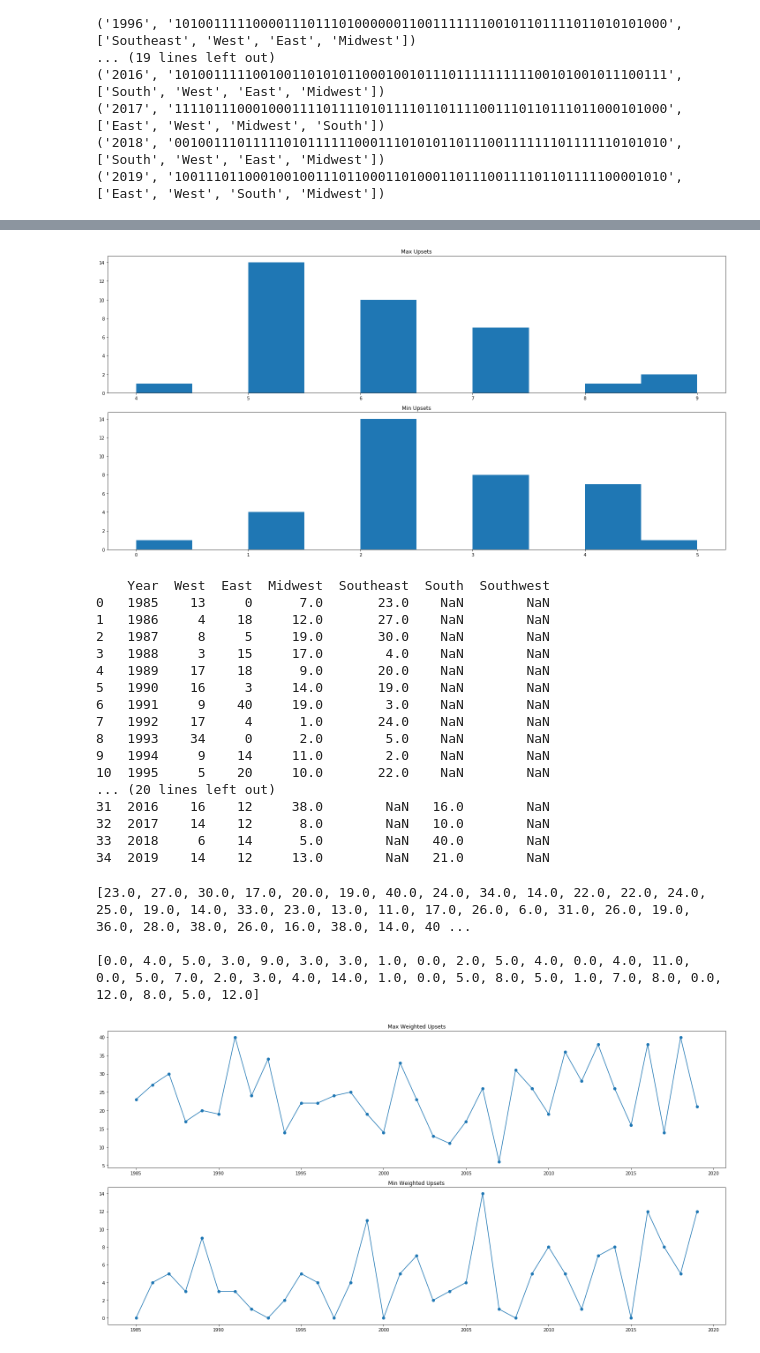
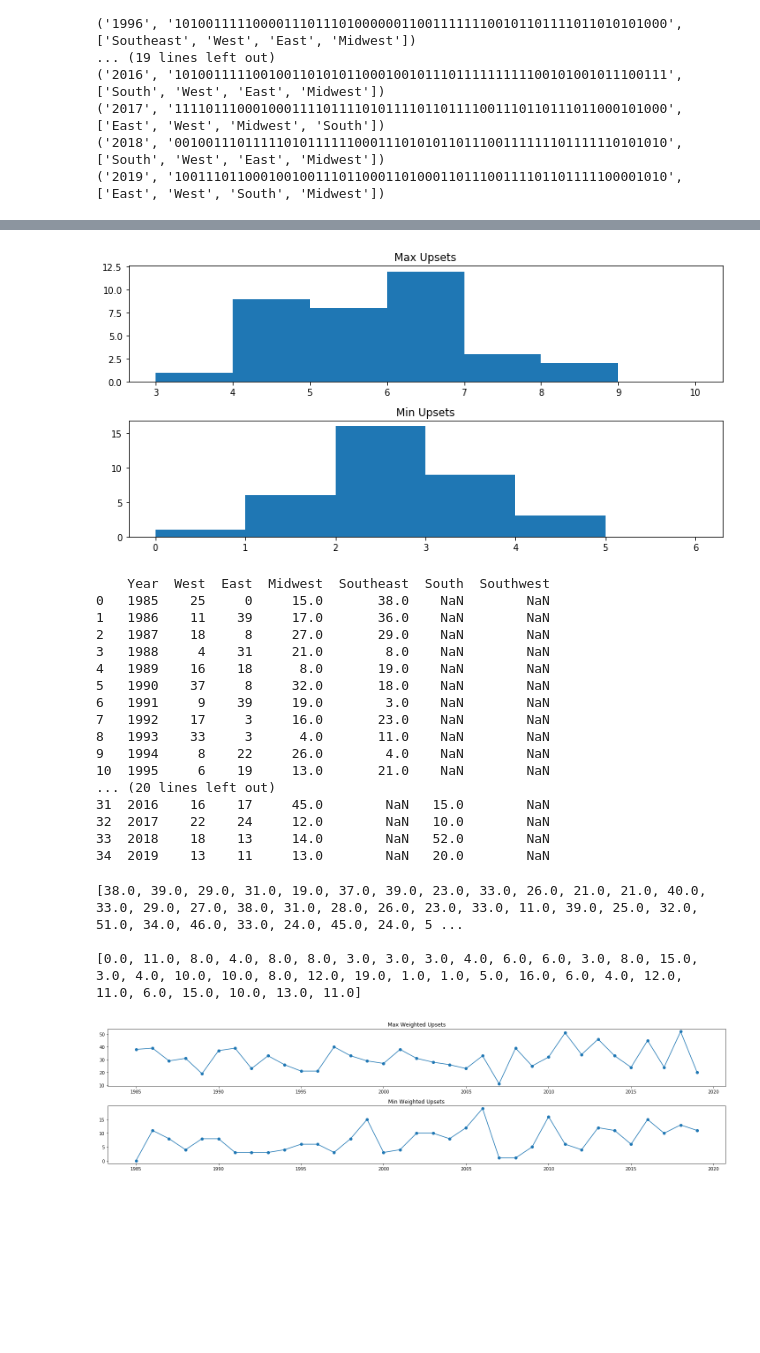
Before and after one commit to ian-ludden/power-model-ncaa, a Jupyter notebook: utils/UpsetGraphs.ipynb, the cells around one changed output, grey strips where cells are left out. Drawn from its saved outputs; the diff is of its cells as text; code cells hidden in the pictures; blank space fills up the shorter version.

Commit message:
Formatted plots and histograms

```diff
--- a/utils/UpsetGraphs.ipynb
+++ b/utils/UpsetGraphs.ipynb
@@ -63,7 +64,7 @@ def upsetsCalc(year, strVector, regions):
             tupl = pairs[j]
             seedOne = tupl[0]
             seedTwo = tupl[1]
-            if (secondRoundRegion[j] == max(seedOne, seedTwo)):
+            if (secondRoundRegion[j] == max(seedOne, seedTwo) and (seedOne != 8 and seedTwo != 9)):
                 numUpsetsForRegion += 1
 
         #upsetsList[i] += numUpsetsForRegion
@@ -229,5 +230,6 @@ axs[1].plot(years, bestRegions)
 axs[1].set_title("Min Upsets")
 
 fig.tight_layout()
+rcParams['figure.figsize'] = [20, 5]
 plt.show()
 # %% [output]
@@ -235,15 +237,16 @@ plt.show()
 # %%
 fig, axs = plt.subplots(2)
 
-axs[0].hist(worstRegions)
+axs[0].hist(worstRegions, [3,4,5,6,7,8,9,10], (3,10))
 axs[0].set_title("Max Upsets")
-axs[1].hist(bestRegions)
+axs[1].hist(bestRegions, [0,1,2,3,4,5,6], (1,6))
 axs[1].set_title("Min Upsets")
 
 fig.tight_layout()
+rcParams['figure.figsize'] = [20, 5]
 plt.show()
 # %% [output]
-[figure, old version]
+[figure, new version]
 # %%
 def upsetsWeightedCalc(year, strVector, regions):
     vector = bm.stringToVector(strVector)
@@ -303,7 +306,7 @@ def upsetsWeightedCalc(year, strVector, regions):
             tupl = pairs[j]
             seedOne = tupl[0]
             seedTwo = tupl[1]
-            if (secondRoundRegion[j] == max(seedOne, seedTwo)):
+            if (secondRoundRegion[j] == max(seedOne, seedTwo) and (seedOne != 8 and seedTwo != 9)):
                 numUpsetsForRegion += secondRoundRegion[j] - min(seedOne, seedTwo)
 
         #upsetsList[i] += numUpsetsForRegion
@@ -322,7 +325,7 @@ def upsetsWeightedCalc(year, strVector, regions):
             seedOne = tupl[0]
             seedTwo = tupl[1]
             if (thirdRoundRegion[j] == max(seedOne, seedTwo)):
-                numUpsetsForRegion += thirdRoundRegion[j] - max(seedOne, seedTwo)
+                numUpsetsForRegion += thirdRoundRegion[j] - min(seedOne, seedTwo)
 
         # upsetsList[i] += numUpsetsForRegion
         upsetsList[regions[i]] += numUpsetsForRegion
@@ -387,22 +390,22 @@ df = pd.DataFrame(upsetsList)
 print (df)
 # %% [output]
     Year  West  East  Midwest  Southeast  South  Southwest
-0   1985    13     0      7.0       23.0    NaN        NaN
-1   1986     4    18     12.0       27.0    NaN        NaN
-2   1987     8     5     19.0       30.0    NaN        NaN
-3   1988     3    15     17.0        4.0    NaN        NaN
-4   1989    17    18      9.0       20.0    NaN        NaN
-5   1990    16     3     14.0       19.0    NaN        NaN
-6   1991     9    40     19.0        3.0    NaN        NaN
-7   1992    17     4      1.0       24.0    NaN        NaN
-8   1993    34     0      2.0        5.0    NaN        NaN
-9   1994     9    14     11.0        2.0    NaN        NaN
-10  1995     5    20     10.0       22.0    NaN        NaN
+0   1985    25     0     15.0       38.0    NaN        NaN
+1   1986    11    39     17.0       36.0    NaN        NaN
+2   1987    18     8     27.0       29.0    NaN        NaN
+3   1988     4    31     21.0        8.0    NaN        NaN
+4   1989    16    18      8.0       19.0    NaN        NaN
+5   1990    37     8     32.0       18.0    NaN        NaN
+6   1991     9    39     19.0        3.0    NaN        NaN
+7   1992    17     3     16.0       23.0    NaN        NaN
+8   1993    33     3      4.0       11.0    NaN        NaN
+9   1994     8    22     26.0        4.0    NaN        NaN
+10  1995     6    19     13.0       21.0    NaN        NaN
 ... (20 lines left out)
-31  2016    16    12     38.0        NaN   16.0        NaN
-32  2017    14    12      8.0        NaN   10.0        NaN
-33  2018     6    14      5.0        NaN   40.0        NaN
-34  2019    14    12     13.0        NaN   21.0        NaN
+31  2016    16    17     45.0        NaN   15.0        NaN
+32  2017    22    24     12.0        NaN   10.0        NaN
+33  2018    18    13     14.0        NaN   52.0        NaN
+34  2019    13    11     13.0        NaN   20.0        NaN
 # %%
 worstRegions = df.max(axis=1).tolist()
 bestRegions = df.min(axis=1).tolist()
@@ -411,27 +414,28 @@ print (worstRegions)
 print ()
 print (bestRegions)
 # %% [output]
-[23.0, 27.0, 30.0, 17.0, 20.0, 19.0, 40.0, 24.0, 34.0, 14.0, 22.0, 22.0, 24.0, 25.0, 19.0, 14.0, 33.0, 23.0, 13.0, 11.0, 17.0, 26.0, 6.0, 31.0, 26.0, 19.0, 36.0, 28.0, 38.0, 26.0, 16.0, 38.0, 14.0, 40 ...
+[38.0, 39.0, 29.0, 31.0, 19.0, 37.0, 39.0, 23.0, 33.0, 26.0, 21.0, 21.0, 40.0, 33.0, 29.0, 27.0, 38.0, 31.0, 28.0, 26.0, 23.0, 33.0, 11.0, 39.0, 25.0, 32.0, 51.0, 34.0, 46.0, 33.0, 24.0, 45.0, 24.0, 5 ...
 
-[0.0, 4.0, 5.0, 3.0, 9.0, 3.0, 3.0, 1.0, 0.0, 2.0, 5.0, 4.0, 0.0, 4.0, 11.0, 0.0, 5.0, 7.0, 2.0, 3.0, 4.0, 14.0, 1.0, 0.0, 5.0, 8.0, 5.0, 1.0, 7.0, 8.0, 0.0, 12.0, 8.0, 5.0, 12.0]
+[0.0, 11.0, 8.0, 4.0, 8.0, 8.0, 3.0, 3.0, 3.0, 4.0, 6.0, 6.0, 3.0, 8.0, 15.0, 3.0, 4.0, 10.0, 10.0, 8.0, 12.0, 19.0, 1.0, 1.0, 5.0, 16.0, 6.0, 4.0, 12.0, 11.0, 6.0, 15.0, 10.0, 13.0, 11.0]
 # %%
 years = []
 for year in range(1985, 2020):
     years.append(year)
 
 fig, axs = plt.subplots(2)
 
 axs[0].scatter(years, worstRegions)
 axs[0].plot(years, worstRegions)
 axs[0].set_title("Max Weighted Upsets")
 axs[1].scatter(years, bestRegions)
 axs[1].plot(years, bestRegions)
 axs[1].set_title("Min Weighted Upsets")
 
 fig.tight_layout()
+rcParams['figure.figsize'] = [10, 5]
 plt.show()
 # %% [output]
-[figure, old version]
+[figure, new version]
 # %%
 fig, axs = plt.subplots(2)
 
```
Also changed, not shown: parts of 6 cells of this notebook, 2 other files.
